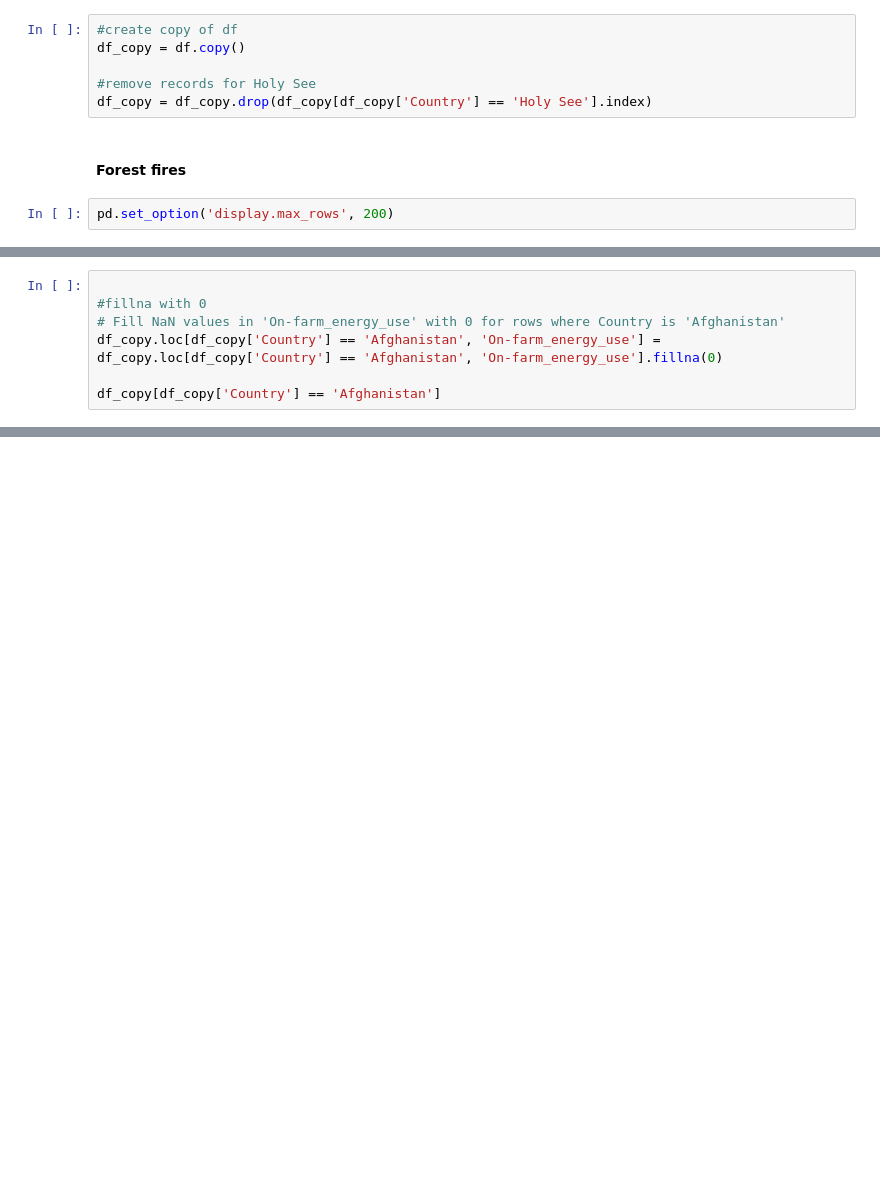
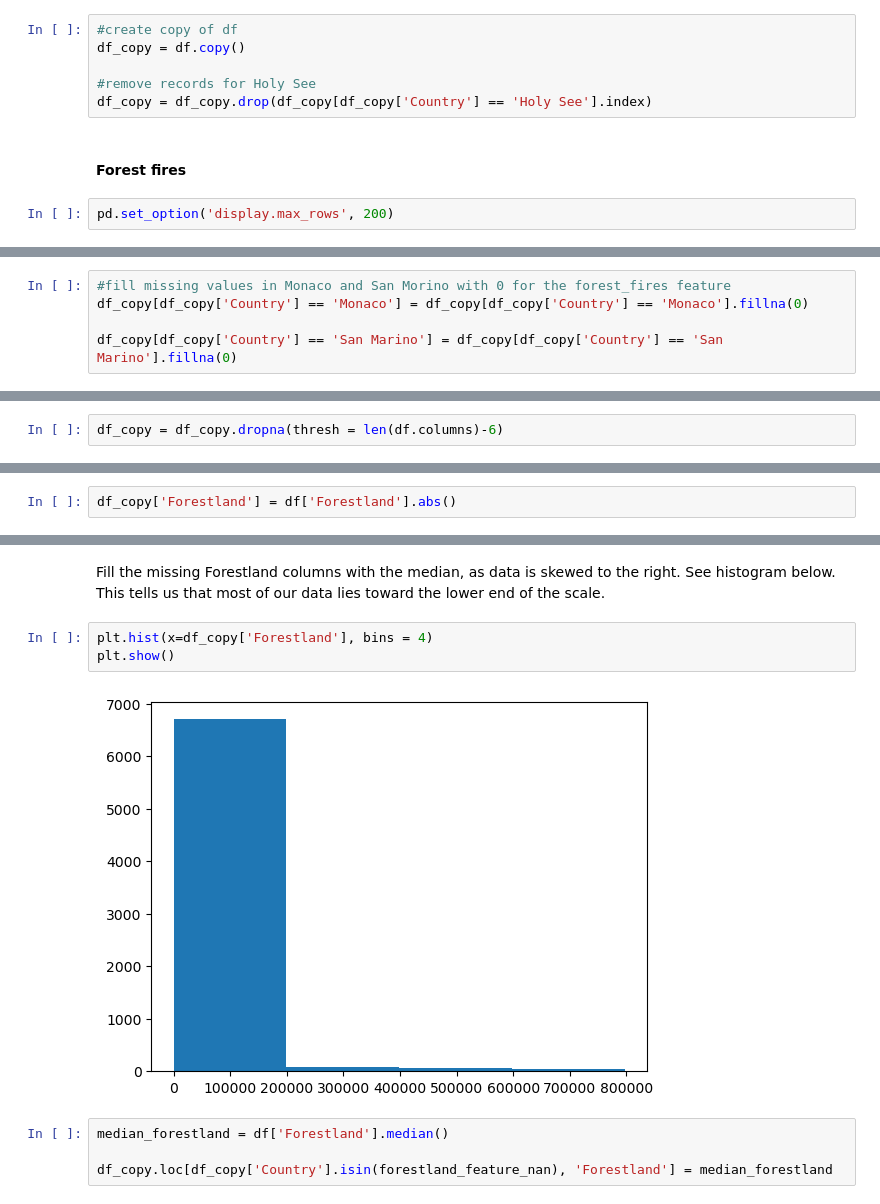
Before and after one commit to XylonD/2401PTDS_Regression_Project_Xylon, a Jupyter notebook: Analysis - Impact of agri activities on carbon emissions.ipynb, the cells around one changed output, grey strips where cells are left out. Saved outputs shown, nothing was run; the diff lists cells and outputs as text; blank space fills up the shorter version.

```diff
--- a/Analysis - Impact of agri activities on carbon emissions.ipynb
+++ b/Analysis - Impact of agri activities on carbon emissions.ipynb
@@ -245,7 +165,0 @@ Once we deal with these missing values, we can follow an approach to remove all
-# %%
-
-#fillna with 0
-# Fill NaN values in 'On-farm_energy_use' with 0 for rows where Country is 'Afghanistan'
-df_copy.loc[df_copy['Country'] == 'Afghanistan', 'On-farm_energy_use'] = df_copy.loc[df_copy['Country'] == 'Afghanistan', 'On-farm_energy_use'].fillna(0)
-
-df_copy[df_copy['Country'] == 'Afghanistan']
@@ -286,0 +168,5 @@ df_copy[df_copy['On-farm_energy_use'].isna()]
+# %%
+#fill missing values in Monaco and San Morino with 0 for the forest_fires feature
+df_copy[df_copy['Country'] == 'Monaco'] = df_copy[df_copy['Country'] == 'Monaco'].fillna(0)
+
+df_copy[df_copy['Country'] == 'San Marino'] = df_copy[df_copy['Country'] == 'San Marino'].fillna(0)
@@ -286,0 +191,2 @@ df_copy[df_copy['On-farm_energy_use'].isna()]
+# %%
+df_copy = df_copy.dropna(thresh = len(df.columns)-6)
@@ -286,0 +274,2 @@ df_copy[df_copy['On-farm_energy_use'].isna()]
+# %%
+df_copy['Forestland'] = df['Forestland'].abs()
@@ -286,0 +288,11 @@ df_copy[df_copy['On-farm_energy_use'].isna()]
+# %% [markdown]
+Fill the missing Forestland columns with the median, as data is skewed to the right. See histogram below. This tells us that most of our data lies toward the lower end of the scale.
+# %%
+plt.hist(x=df_copy['Forestland'], bins = 4)
+plt.show()
+# %% [output]
+[figure, added]
+# %%
+median_forestland = df['Forestland'].median()
+
+df_copy.loc[df_copy['Country'].isin(forestland_feature_nan), 'Forestland'] = median_forestland
```
Also changed, not shown: parts of 78 cells of this notebook.
